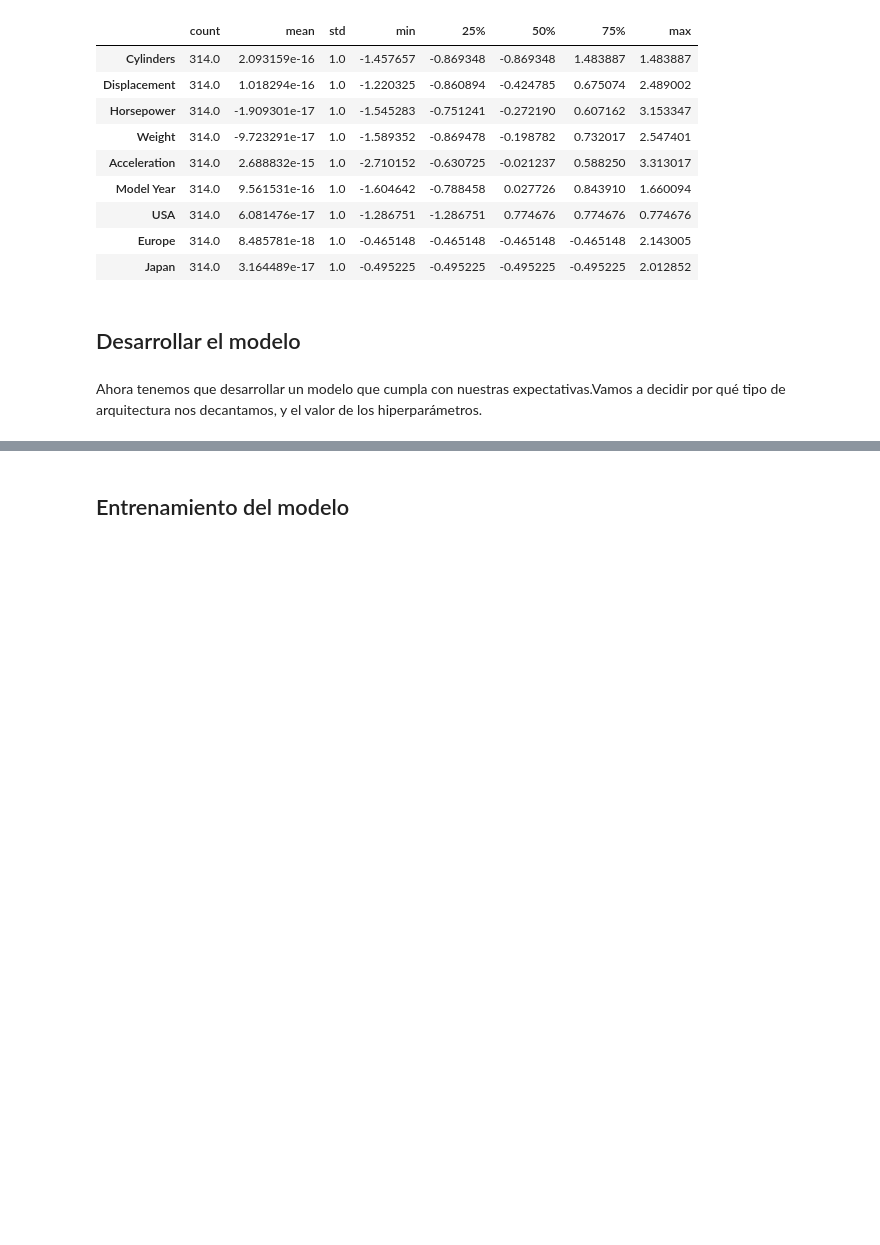
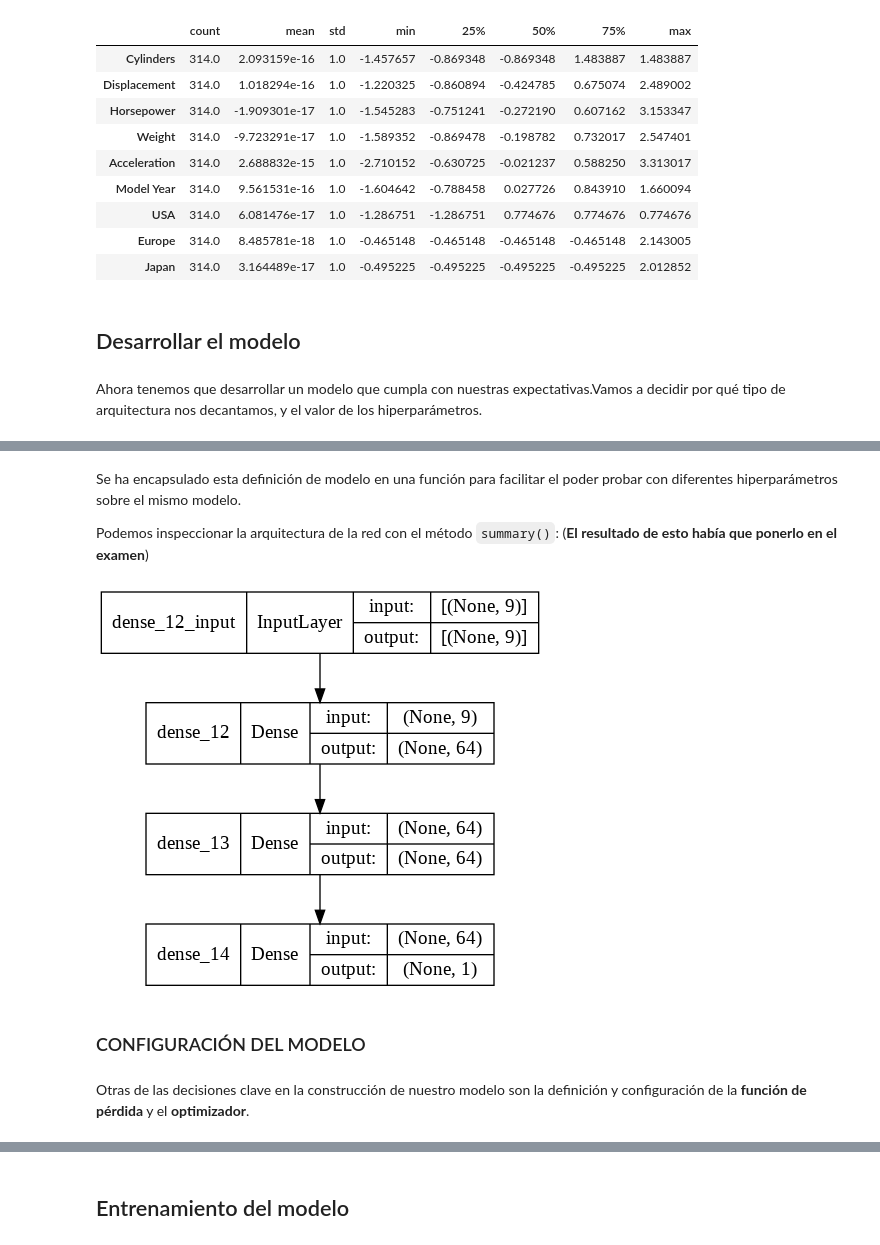
Before and after one commit to carlosemiliorabazo/deepLearning, a Jupyter notebook: Respuesta Examen Primer Parcial Aprendizaje Automático Noviembre 2021.ipynb, the cells around one changed output, grey strips where cells are left out. Drawn from its saved outputs; the diff is of its cells as text; code cells hidden in the pictures; blank space fills up the shorter version.

```diff
--- a/Respuesta Examen Primer Parcial Aprendizaje Automático Noviembre 2021.ipynb
+++ b/Respuesta Examen Primer Parcial Aprendizaje Automático Noviembre 2021.ipynb
@@ -250,3 +255,16 @@ Total params: 4,865
 Trainable params: 4,865
 Non-trainable params: 0
 _________________________________________________________________
+# %% [markdown]
+Se ha encapsulado esta definición de modelo en una función para facilitar el poder probar con diferentes hiperparámetros sobre el mismo modelo.
+
+Podemos inspeccionar la arquitectura de la red con el método ``summary()``: (**El resultado de esto había que ponerlo en el examen**)
+# %%
+from keras.utils.vis_utils import plot_model
+plot_model(model, to_file='modeloFinal_plot.png', show_shapes=True)
+# %% [output]
+[figure, added]
+# %% [markdown]
+### CONFIGURACIÓN DEL MODELO
+# %% [markdown]
+Otras de las decisiones clave en la construcción de nuestro modelo son la definición y configuración de la **función de pérdida** y el **optimizador**.
```
Also changed, not shown: parts of 32 cells of this notebook.
